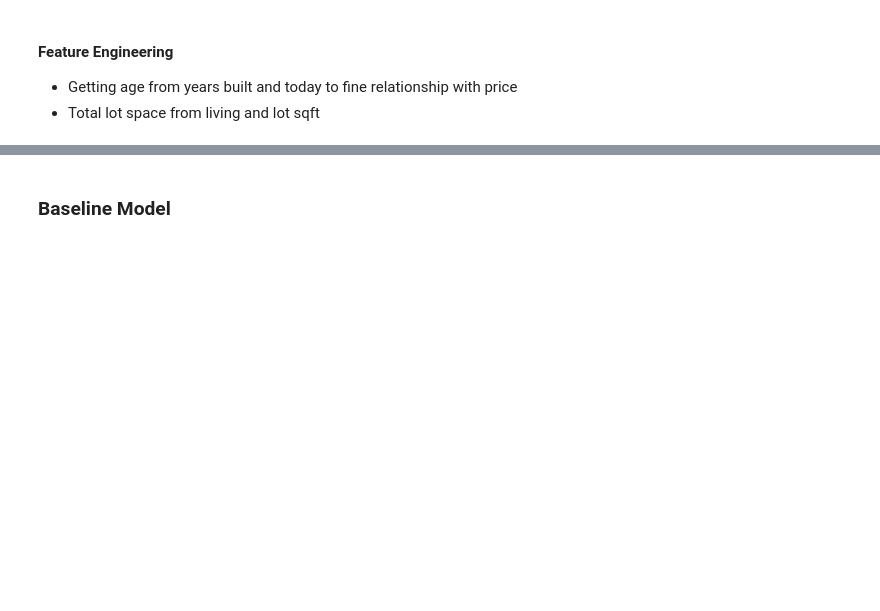
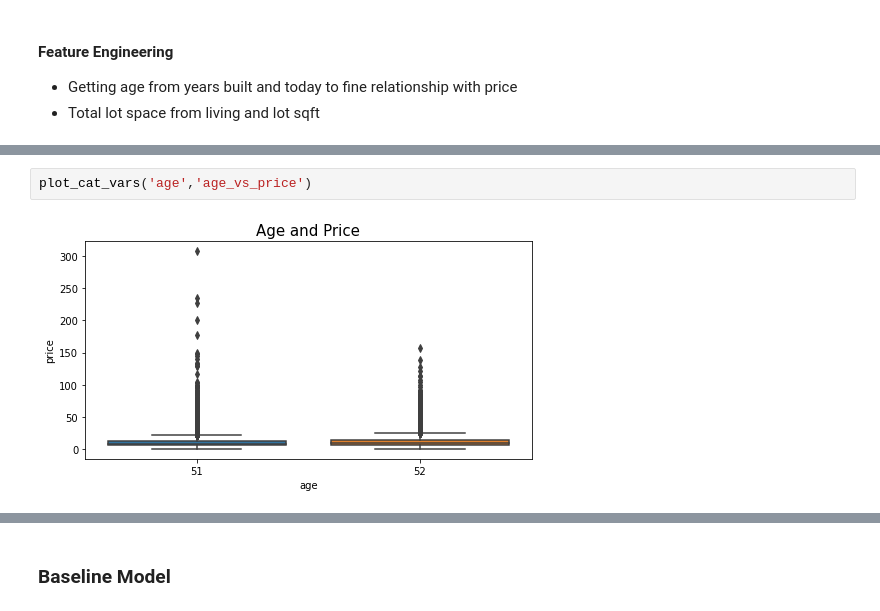
Before and after one commit to olexy/da_ds_ml, a Jupyter notebook: Capstone_Regression_Project.ipynb, the cells around one changed output, grey strips where cells are left out. Drawn from its saved outputs; the diff is of its cells as text; blank space fills up the shorter version.

```diff
--- a/Capstone_Regression_Project.ipynb
+++ b/Capstone_Regression_Project.ipynb
@@ -617,0 +690,4 @@ plot_cat_vars('sewer_system','sewer_system_vs_price')
+# %%
+plot_cat_vars('age','age_vs_price')
+# %% [output]
+[figure, added]
```
Also changed, not shown: parts of 23 cells of this notebook.
